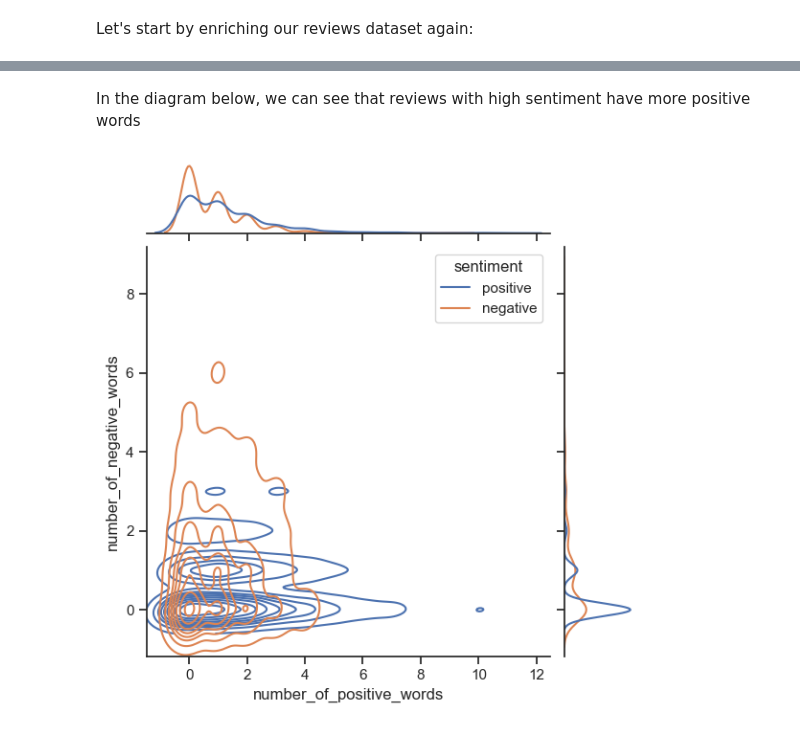
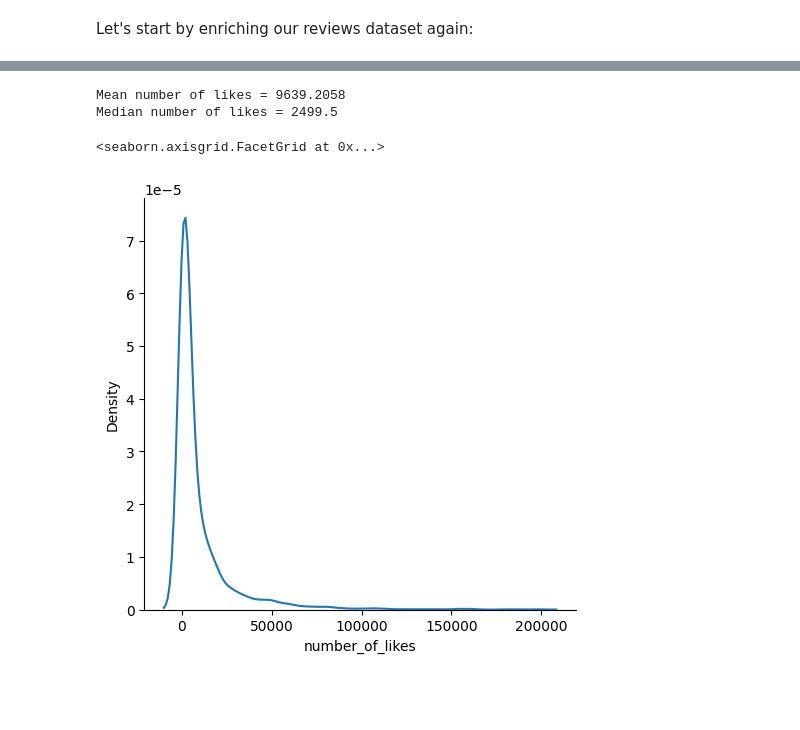
Before and after one commit to superwise-ai/elemeta, a Jupyter notebook: docs/notebooks/EDA.ipynb, the cells around one changed output, grey strips where cells are left out. Cells and saved outputs as stored; diff of their text form; code cells hidden in the pictures; blank space fills up the shorter version.

```diff
--- a/docs/notebooks/EDA.ipynb
+++ b/docs/notebooks/EDA.ipynb
@@ -38,5 +31,10 @@ number_of_positive_words = RegexMatchCount(name="number_of_positive_words",regex
 from elemeta.nlp.metafeature_extractors_runner import MetafeatureExtractorsRunner
 
 metafeature_extractors_runner = MetafeatureExtractorsRunner()
-metafeature_extractors_runner.add_metafeature_extractor(number_of_negative_words)
-metafeature_extractors_runner.add_metafeature_extractor(number_of_positive_words)
+
+print("The original dataset had {} columns".format(tweets_eda.shape[1]))
+
+# The enrichment process
+print("Processing...")
+tweets_eda = metafeature_extractors_runner.run_on_dataframe(dataframe=tweets_eda,text_column='content')
+print("The transformed dataset has {} columns".format(tweets_eda.shape[1]))
@@ -64,6 +60,0 @@ import seaborn as sns
-# %%
-sns.set_theme(style="darkgrid")
-sns.displot(
-    reviews_eda, x="text_complexity", col="sentiment",
-    binwidth=3, height=3, facet_kws=dict(margin_titles=True),
-)
@@ -81,15 +61,9 @@ sns.displot(
-# %% [markdown]
-In the diagram below, we can see that reviews with high sentiment have more positive words
-# %%
-sns.set_theme(style="ticks")
-
-# Load the penguins dataset
-
-# Show the joint distribution using kernel density estimation
-g = sns.jointplot(
-    data=reviews_eda,
-    x="number_of_positive_words", y="number_of_negative_words", hue="sentiment",
-    kind="kde",
-)
-# %% [output]
-[figure, removed]
+# %%
+print("Mean number of likes = " + str(np.mean(tweets_eda.number_of_likes)))
+print("Median number of likes = " + str(np.median(tweets_eda.number_of_likes)))
+sns.displot(tweets_eda, x="number_of_likes",kind="kde")
+# %% [output]
+Mean number of likes = 9639.2058
+Median number of likes = 2499.5
+<seaborn.axisgrid.FacetGrid at 0x...>
+[figure, added]
```
Also changed, not shown: parts of 15 cells of this notebook, 8 other files.
